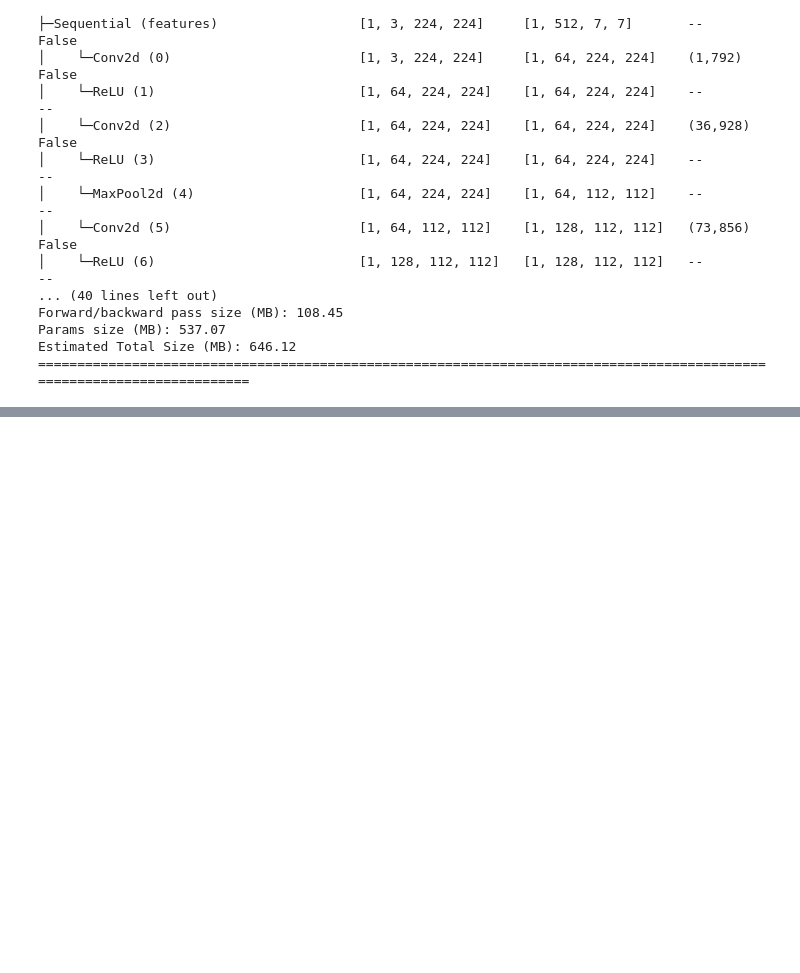
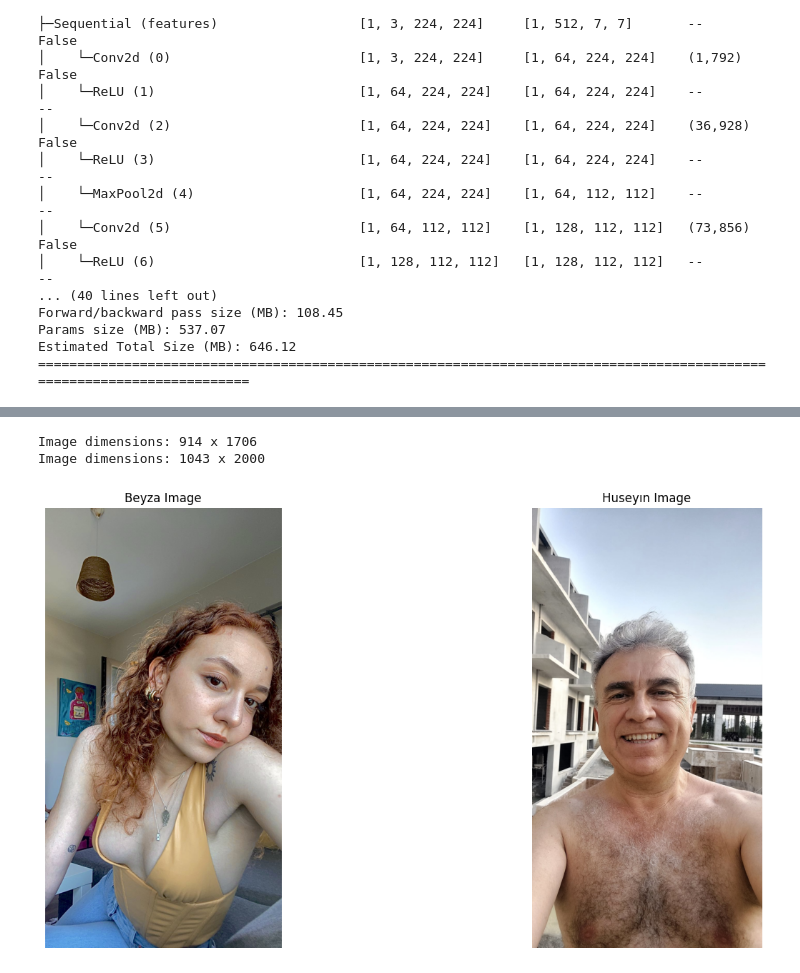
Before and after one commit to beyzoskaya/PyTorch_deepLearning, a Jupyter notebook: extras/family_recognition_demo.ipynb, the cells around one changed output, grey strips where cells are left out. Cells and saved outputs as stored; diff of their text form; code cells hidden in the pictures; blank space fills up the shorter version.

```diff
--- a/extras/family_recognition_demo.ipynb
+++ b/extras/family_recognition_demo.ipynb
@@ -665,0 +638,9 @@ vgg_test_pred_dicts.correct.value_counts()
+# %%
+
+import os
+
+general_dir = "family recognition"
+
+
+train_dir_family_recognition = os.path.join(family_recognition_data_path, general_dir, "train")
+test_dir_family_recognition = os.path.join(family_recognition_data_path, general_dir, "test")
@@ -665,0 +696,46 @@ vgg_test_pred_dicts.correct.value_counts()
+# %%
+import os
+import random
+import matplotlib.pyplot as plt
+from PIL import Image
+
+def display_random_images(image_dir, num_images=3):
+
+    family_members = os.listdir(image_dir)
+
+
+    random_family_member1 = random.choice(family_members)
+    random_family_member2 = random.choice([fm for fm in family_members if fm != random_family_member1])
+
+
+    family_member_dir1 = os.path.join(image_dir, random_family_member1)
+    family_member_dir2 = os.path.join(image_dir, random_family_member2)
+
+
+    image_files1 = [f for f in os.listdir(family_member_dir1) if f.endswith('.jpg')]
+    image_files2 = [f for f in os.listdir(family_member_dir2) if f.endswith('.jpg')]
+
+
+    random_image1 = random.choice(image_files1)
+    random_image2 = random.choice(image_files2)
+
+
+    plt.figure(figsize=(16, 8))
+
+    for i, image_path in enumerate([random_image1, random_image2]):
+        img = Image.open(os.path.join(family_member_dir1 if i == 0 else family_member_dir2, image_path))
+        width, height = img.size
+        print(f"Image dimensions: {width} x {height}")
+        plt.subplot(1, num_images, i + 1)
+        plt.imshow(img)
+        plt.title(f"{random_family_member1.capitalize() if i == 0 else random_family_member2.capitalize()} Image")
+        plt.axis(False)
+
+    plt.show()
+
+# Call the function to display random images
+display_random_images(train_dir_family_recognition, num_images=2)
+# %% [output]
+Image dimensions: 914 x 1706
+Image dimensions: 1043 x 2000
+[figure, added]
```
Also changed, not shown: parts of 23 cells of this notebook.
